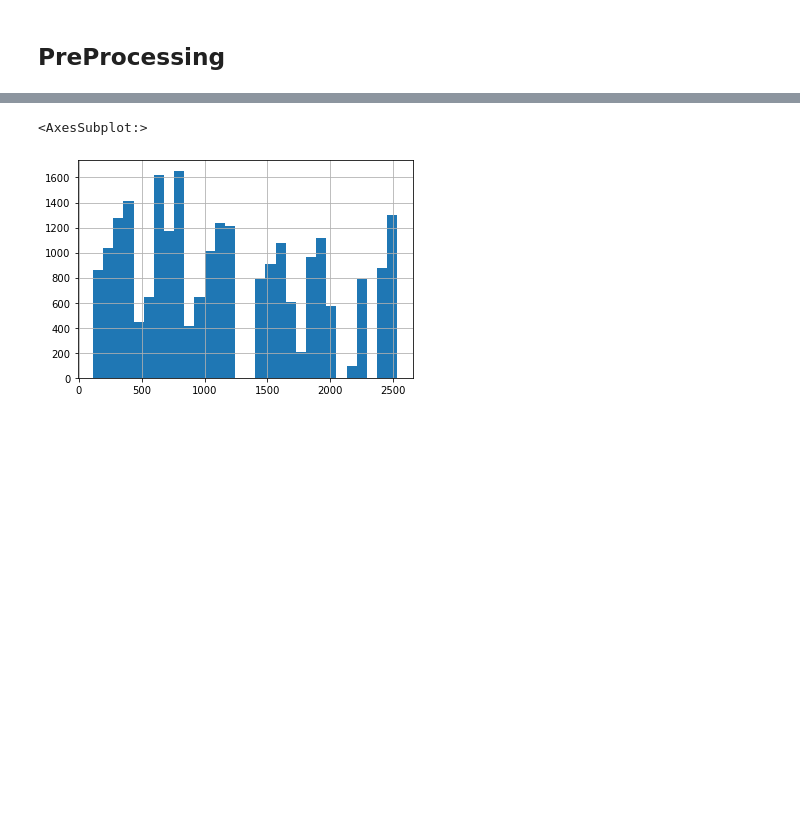
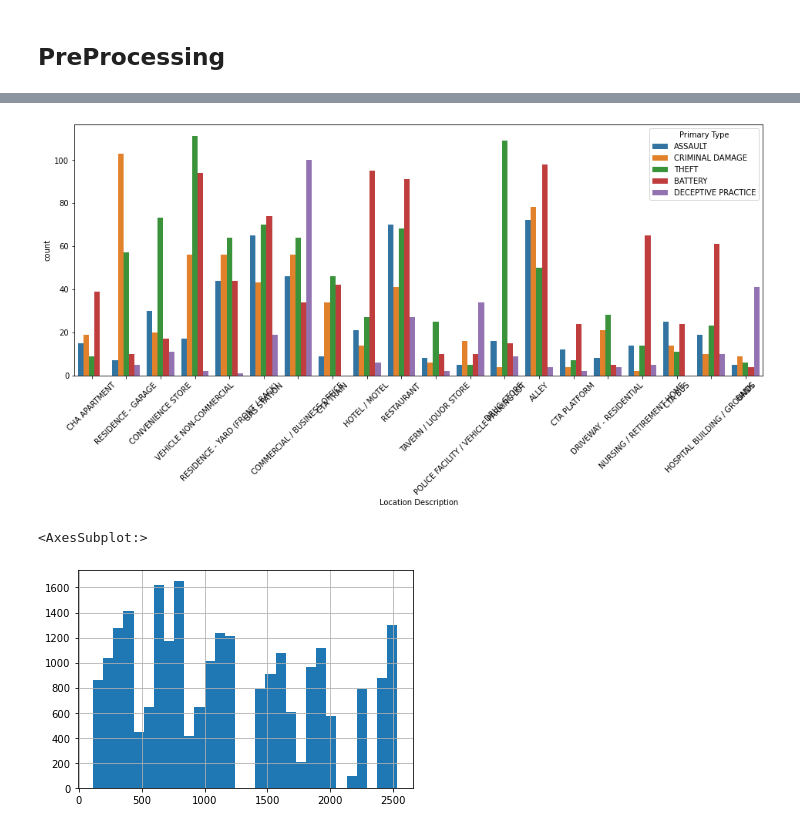
Before and after one commit to eitanzimmerman/IML-hackathon, a Jupyter notebook: hack.ipynb, the cells around one changed output, grey strips where cells are left out. Cells and saved outputs as stored; diff of their text form; code cells hidden in the pictures; blank space fills up the shorter version.

```diff
--- a/hack.ipynb
+++ b/hack.ipynb
@@ -94,3 +38,11 @@ Name: Date, Length: 23957, dtype: int64
+# %%
+
+plt.figure(figsize=(16, 6))
+sns.countplot(data = test, x="Location Description", hue="Primary Type")
+plt.xticks(rotation=45)
+plt.show()
+# %% [output]
+[figure, added]
 # %%
 train["Beat"].hist(bins=30)
 # %% [output]
```
Also changed, not shown: parts of 15 cells of this notebook.
